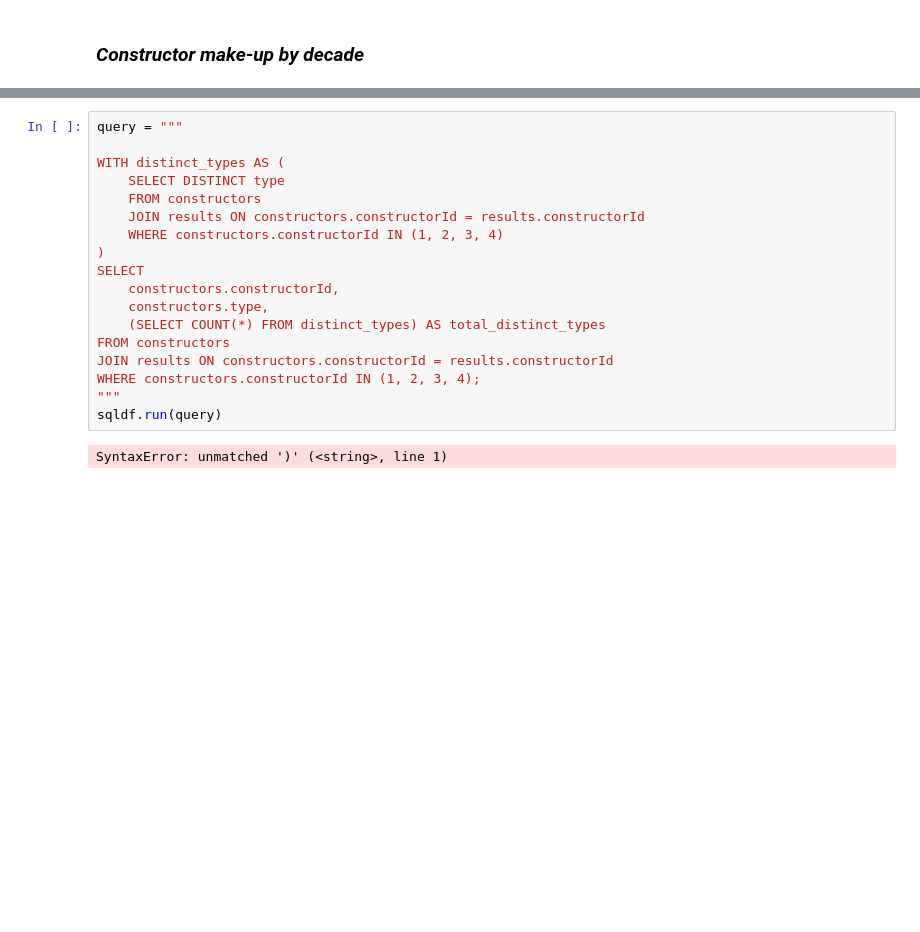
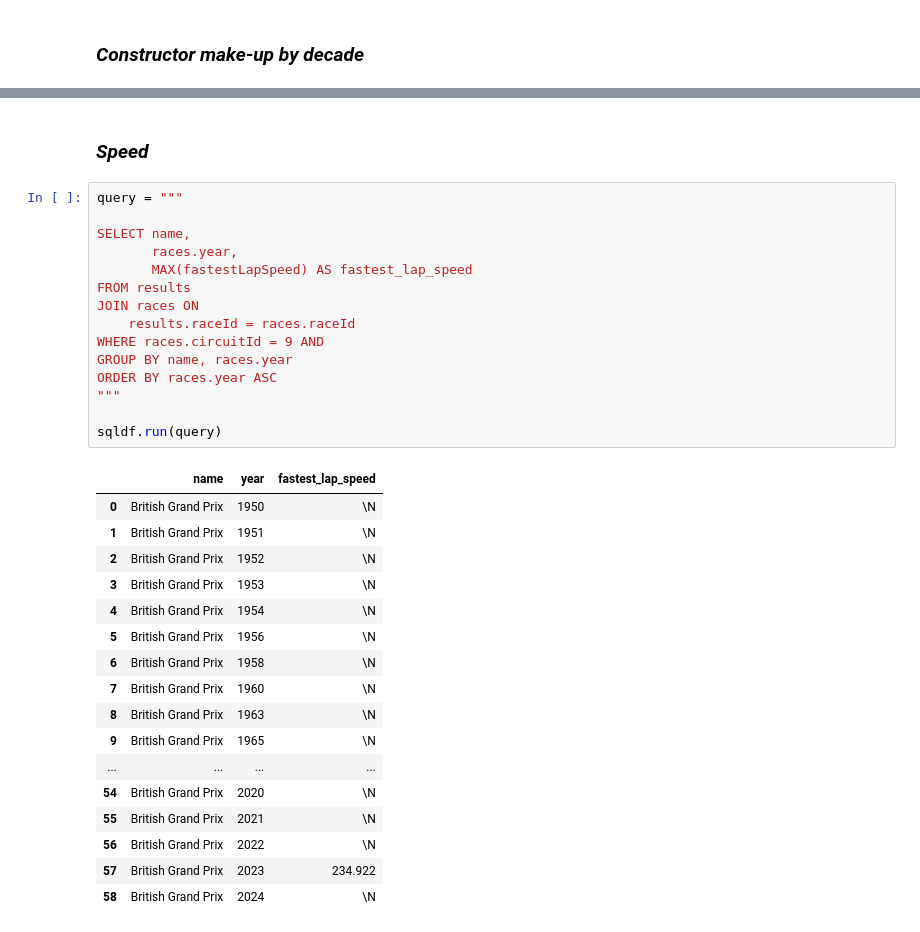
Before and after one commit to rahulakrish/formula_1, a Jupyter notebook: notebook.ipynb, the cells around one changed output, grey strips where cells are left out. Cells and saved outputs as stored; diff of their text form; blank space fills up the shorter version.

Commit message:
stuck at speed now

```diff
--- a/notebook.ipynb
+++ b/notebook.ipynb
@@ -452,20 +429,35 @@ sqldf.run(query)
-# %%
-query = """
-
-WITH distinct_types AS (
-    SELECT DISTINCT type
-    FROM constructors
-    JOIN results ON constructors.constructorId = results.constructorId
-    WHERE constructors.constructorId IN (1, 2, 3, 4)
-)
-SELECT
-    constructors.constructorId,
-    constructors.type,
-    (SELECT COUNT(*) FROM distinct_types) AS total_distinct_types
-FROM constructors
-JOIN results ON constructors.constructorId = results.constructorId
-WHERE constructors.constructorId IN (1, 2, 3, 4);
-"""
-sqldf.run(query)
-# %% [output]
-SyntaxError: unmatched ')' (<string>, line 1)
+# %% [markdown]
+### ***Speed***
+# %%
+query = """
+
+SELECT name,
+       races.year,
+       MAX(fastestLapSpeed) AS fastest_lap_speed
+FROM results
+JOIN races ON
+    results.raceId = races.raceId
+WHERE races.circuitId = 9 AND
+GROUP BY name, races.year
+ORDER BY races.year ASC
+"""
+
+sqldf.run(query)
+# %% [output]
+|  | name | year | fastest_lap_speed |
+| 0 | British Grand Prix | 1950 | \N |
+| 1 | British Grand Prix | 1951 | \N |
+| 2 | British Grand Prix | 1952 | \N |
+| 3 | British Grand Prix | 1953 | \N |
+| 4 | British Grand Prix | 1954 | \N |
+| 5 | British Grand Prix | 1956 | \N |
+| 6 | British Grand Prix | 1958 | \N |
+| 7 | British Grand Prix | 1960 | \N |
+| 8 | British Grand Prix | 1963 | \N |
+| 9 | British Grand Prix | 1965 | \N |
+| ... | ... | ... | ... |
+| 54 | British Grand Prix | 2020 | \N |
+| 55 | British Grand Prix | 2021 | \N |
+| 56 | British Grand Prix | 2022 | \N |
+| 57 | British Grand Prix | 2023 | 234.922 |
+| 58 | British Grand Prix | 2024 | \N |
```
Also changed, not shown: parts of 2 cells of this notebook.
